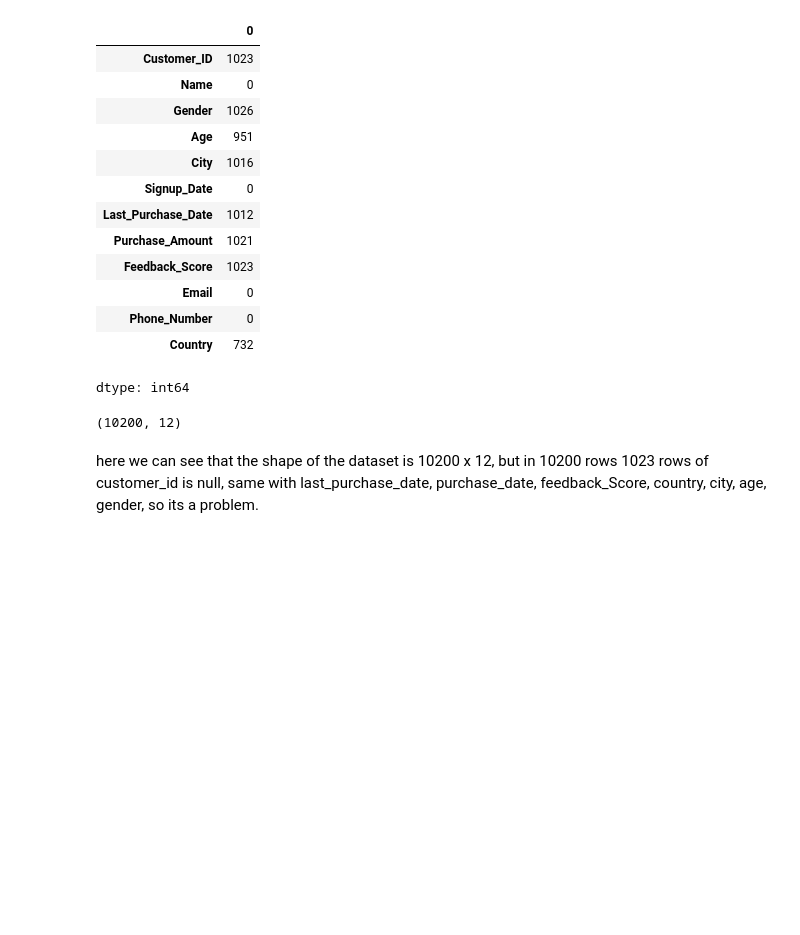
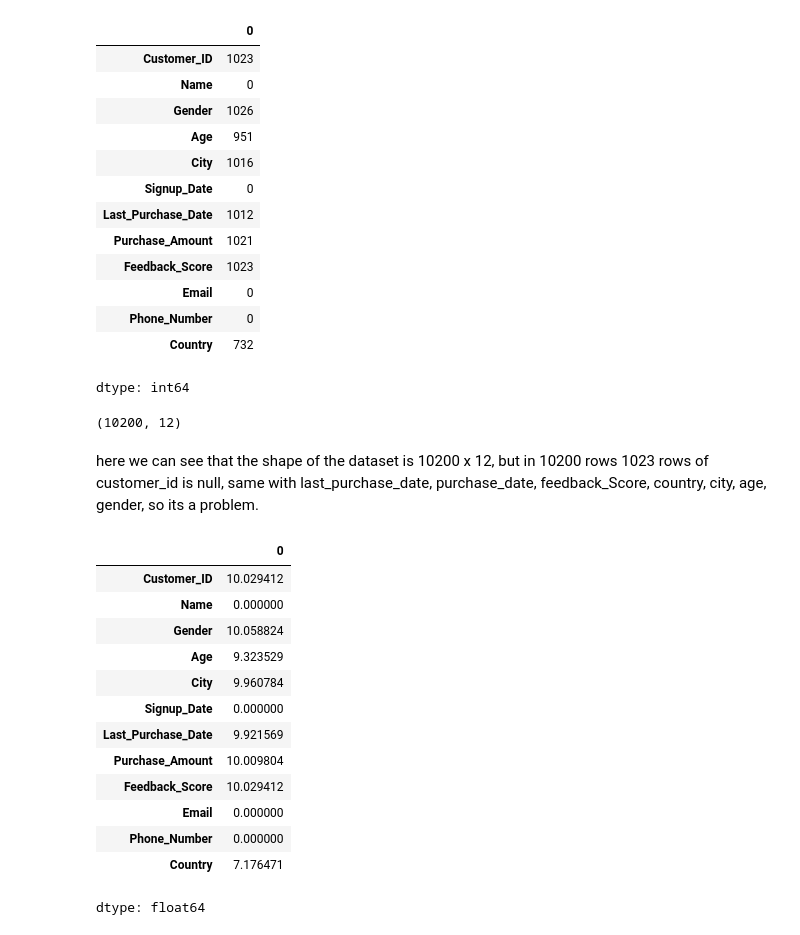
Before and after one commit to Devvrat12/Data-Wrangling-Quality-Engineering-for-Customer-Sales-Analytics, a Jupyter notebook: 1_Data_Cleaning.ipynb, the cells around one changed output. Cells and saved outputs as stored; diff of their text form; code cells hidden in the pictures; blank space fills up the shorter version.

```diff
--- a/1_Data_Cleaning.ipynb
+++ b/1_Data_Cleaning.ipynb
@@ -82,3 +82,20 @@ df.shape
 (10200, 12)
 # %% [markdown]
 here we can see that the shape of the dataset is 10200 x 12, but in 10200 rows 1023 rows of customer_id is null, same with last_purchase_date, purchase_date, feedback_Score, country, city, age, gender, so its a problem.
+# %%
+df.isnull().sum()/len(df) * 100
+# %% [output]
+|  | 0 |
+| Customer_ID | 10.029412 |
+| Name | 0.000000 |
+| Gender | 10.058824 |
+| Age | 9.323529 |
+| City | 9.960784 |
+| Signup_Date | 0.000000 |
+| Last_Purchase_Date | 9.921569 |
+| Purchase_Amount | 10.009804 |
+| Feedback_Score | 10.029412 |
+| Email | 0.000000 |
+| Phone_Number | 0.000000 |
+| Country | 7.176471 |
+dtype: float64
```
Also changed, not shown: parts of 5 cells of this notebook.
